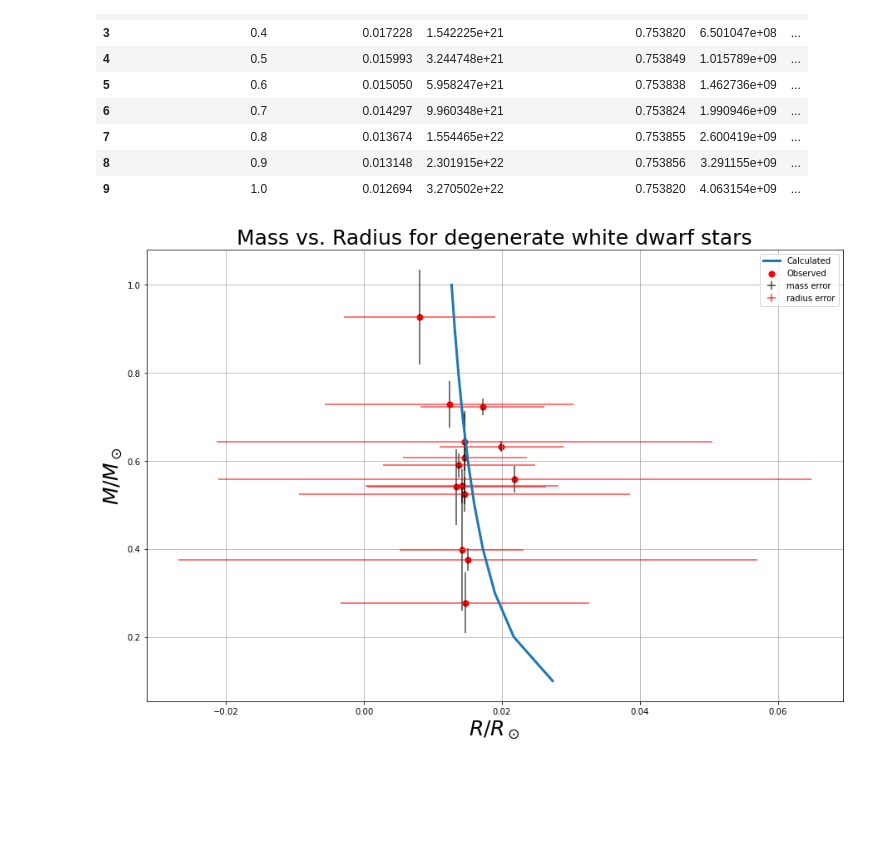
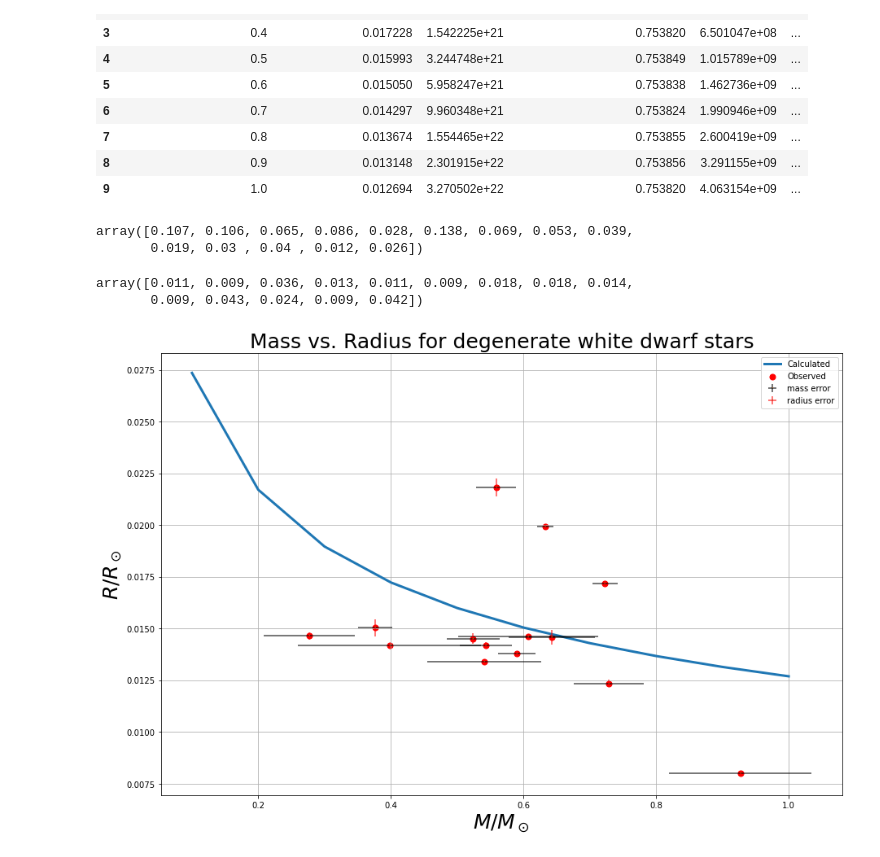
Before and after one commit to AriAtari/AST_group_10, a Jupyter notebook: Project2.ipynb, the cells around one changed output. Saved outputs shown, nothing was run; the diff lists cells and outputs as text; code cells hidden in the pictures; blank space fills up the shorter version.

Commit message:
Fixed final plot

```diff
--- a/Project2.ipynb
+++ b/Project2.ipynb
@@ -132,18 +132,28 @@ MRdf
 | 7 | 0.8 | 0.013674 | 1.554465e+22 | 0.753855 | 2.600419e+09 | ... |
 | 8 | 0.9 | 0.013148 | 2.301915e+22 | 0.753856 | 3.291155e+09 | ... |
 | 9 | 1.0 | 0.012694 | 3.270502e+22 | 0.753820 | 4.063154e+09 | ... |
+# %%
+obs.mass_errors
+# %% [output]
+array([0.107, 0.106, 0.065, 0.086, 0.028, 0.138, 0.069, 0.053, 0.039,
+       0.019, 0.03 , 0.04 , 0.012, 0.026])
+# %%
+obs.radius_errors
+# %% [output]
+array([0.011, 0.009, 0.036, 0.013, 0.011, 0.009, 0.018, 0.018, 0.014,
+       0.009, 0.043, 0.024, 0.009, 0.042])
 # %%
 obs = MassRadiusObservations()
 plt.figure(figsize = (15,10))
-plt.plot(MRdf[ '$$\dfrac{R}{R_\odot}$$'],MRdf['$$\dfrac{M}{M_{\odot}}$$'],label = "Calculated",lw = 3)
-plt.scatter(obs.radii/100,obs.masses,label = "Observed",color = "Red",s = 50)
+plt.plot(MRdf['$$\dfrac{M}{M_{\odot}}$$'],MRdf[ '$$\dfrac{R}{R_\odot}$$'],label = "Calculated",lw = 3)
+plt.scatter(obs.masses,obs.radii/100,label = "Observed",color = "Red",s = 50)
 plt.grid()
-plt.ylabel("$M/M_\odot$",size = 25)
-plt.xlabel("$R/R_\odot$",size = 25)
+plt.xlabel("$M/M_\odot$",size = 25)
+plt.ylabel("$R/R_\odot$",size = 25)
 plt.title("Mass vs. Radius for degenerate white dwarf stars",size = 25)
-plt.errorbar(obs.radii/100,obs.masses,obs.mass_errors,0,fmt=",",ecolor="black",alpha=0.7,label="mass error")
-plt.errorbar(obs.radii/100,obs.masses,0,obs.radius_errors,fmt=",",ecolor="red",alpha=0.7,label="radius error")
+plt.errorbar(obs.masses,obs.radii/100,0,obs.mass_errors,fmt=",",ecolor="black",alpha=0.7,label="mass error")
+plt.errorbar(obs.masses,obs.radii/100,obs.radius_errors/100,0,fmt=",",ecolor="red",alpha=0.7,label="radius error")
 plt.legend()
 plt.show()
 # %% [output]
-[figure, old version]
+[figure, new version]
```
Also changed, not shown: parts of 1 cell of this notebook.
